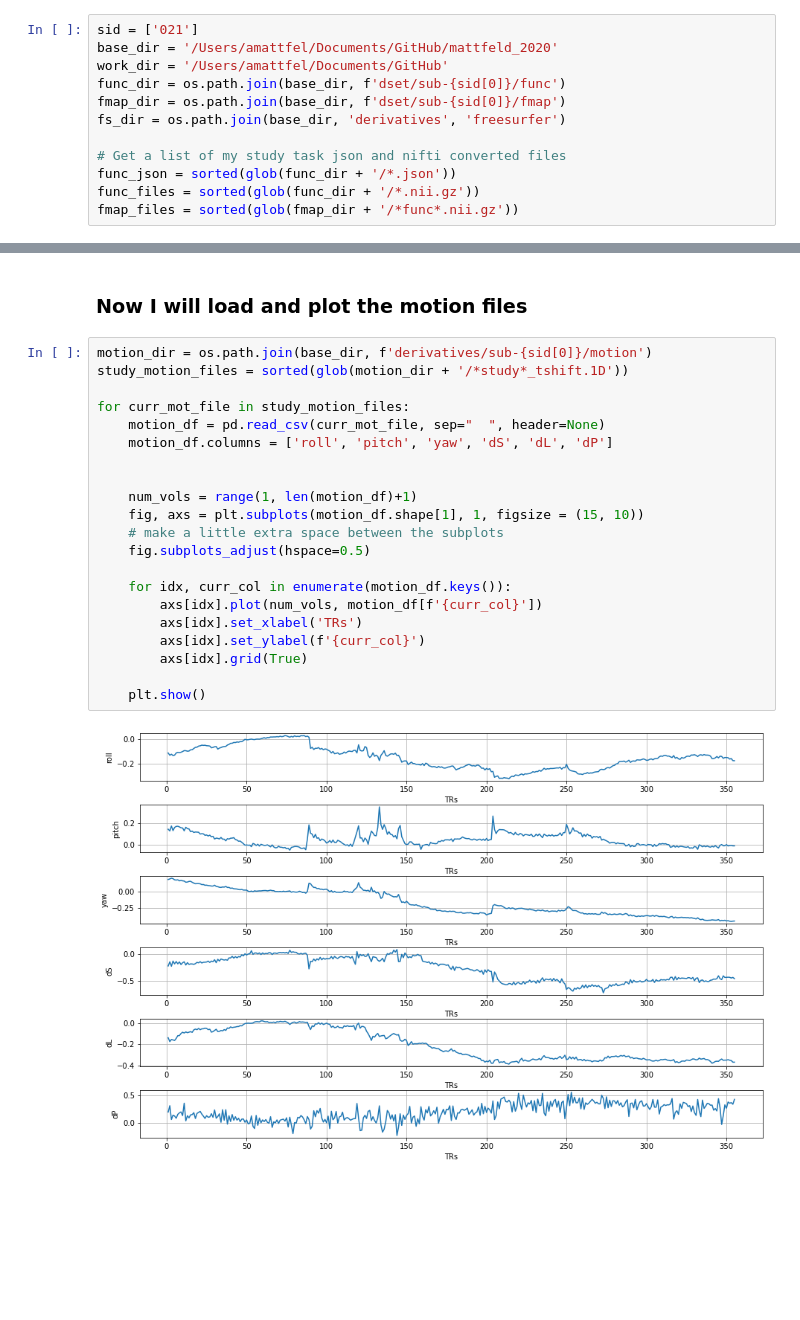
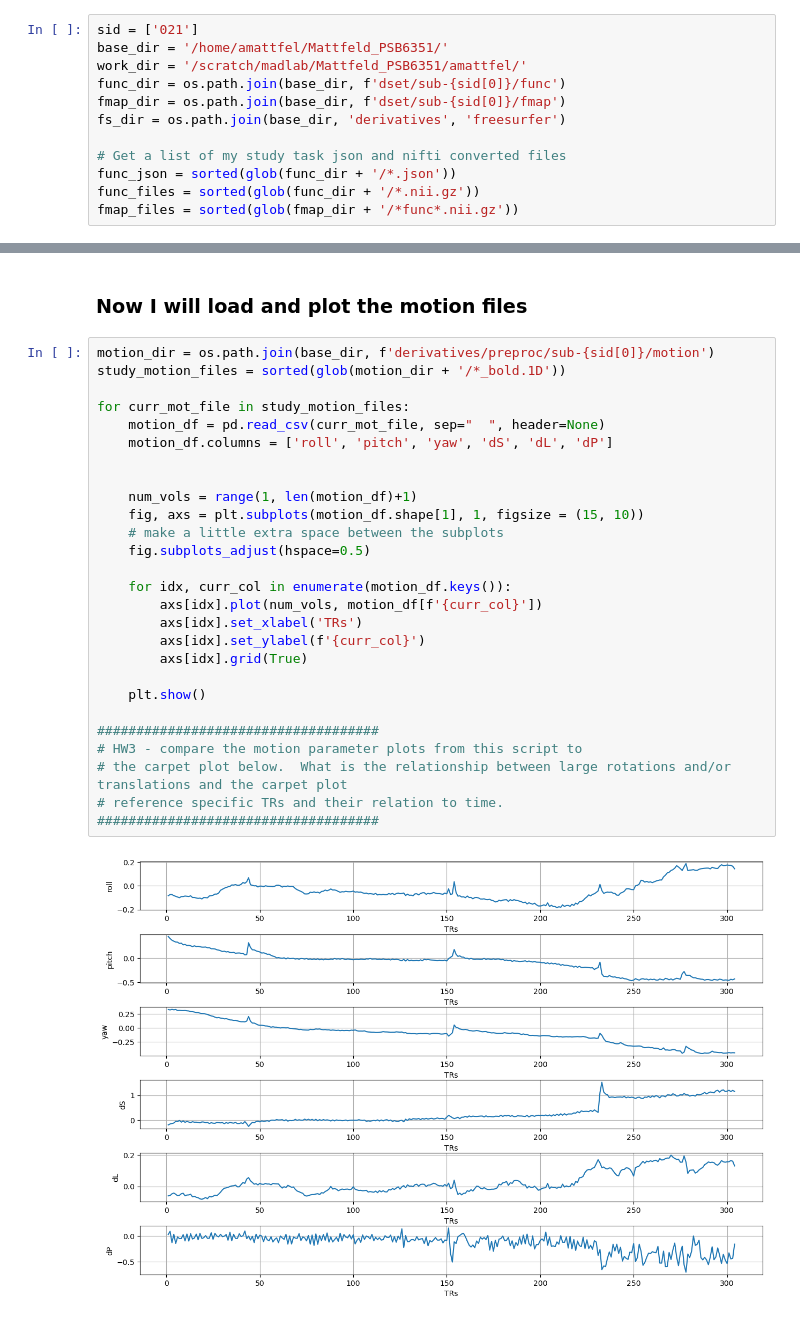
Before and after one commit to PSB6351/Mattfeld_PSB6351, a Jupyter notebook: code/conversion/psb6351_preproc.ipynb, the cells around one changed output, grey strips where cells are left out. Cells and saved outputs as stored; diff of their text form; blank space fills up the shorter version.

```diff
--- a/code/conversion/psb6351_preproc.ipynb
+++ b/code/conversion/psb6351_preproc.ipynb
@@ -30,8 +28,8 @@ import matplotlib.pyplot as plt
 ### I next want to get a list of all of my functional files
 # %%
 sid = ['021']
-base_dir = '/Users/amattfel/Documents/GitHub/mattfeld_2020'
-work_dir = '/Users/amattfel/Documents/GitHub'
+base_dir = '/home/amattfel/Mattfeld_PSB6351/'
+work_dir = '/scratch/madlab/Mattfeld_PSB6351/amattfel/'
 func_dir = os.path.join(base_dir, f'dset/sub-{sid[0]}/func')
 fmap_dir = os.path.join(base_dir, f'dset/sub-{sid[0]}/fmap')
 fs_dir = os.path.join(base_dir, 'derivatives', 'freesurfer')
@@ -203,25 +205,31 @@ psb6351_wf.run(plugin='SLURM',
 # %% [markdown]
 ### Now I will load and plot the motion files
 # %%
-motion_dir = os.path.join(base_dir, f'derivatives/sub-{sid[0]}/motion')
-study_motion_files = sorted(glob(motion_dir + '/*study*_tshift.1D'))
+motion_dir = os.path.join(base_dir, f'derivatives/preproc/sub-{sid[0]}/motion')
+study_motion_files = sorted(glob(motion_dir + '/*_bold.1D'))
 
 for curr_mot_file in study_motion_files:
     motion_df = pd.read_csv(curr_mot_file, sep="  ", header=None)
     motion_df.columns = ['roll', 'pitch', 'yaw', 'dS', 'dL', 'dP']
 
 
     num_vols = range(1, len(motion_df)+1)
     fig, axs = plt.subplots(motion_df.shape[1], 1, figsize = (15, 10))
     # make a little extra space between the subplots
     fig.subplots_adjust(hspace=0.5)
 
     for idx, curr_col in enumerate(motion_df.keys()):
         axs[idx].plot(num_vols, motion_df[f'{curr_col}'])
         axs[idx].set_xlabel('TRs')
         axs[idx].set_ylabel(f'{curr_col}')
         axs[idx].grid(True)
 
     plt.show()
+
+####################################
+# HW3 - compare the motion parameter plots from this script to
+# the carpet plot below.  What is the relationship between large rotations and/or translations and the carpet plot
+# reference specific TRs and their relation to time.
+####################################
 # %% [output]
-[figure, old version]
+[figure, new version]
```
Also changed, not shown: parts of 6 cells of this notebook.
